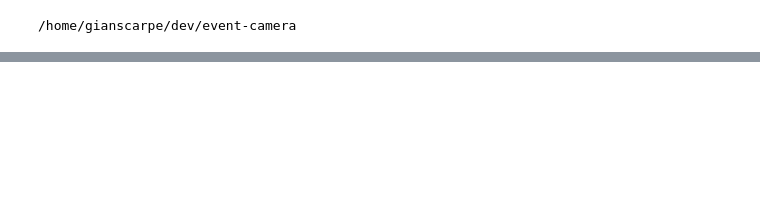
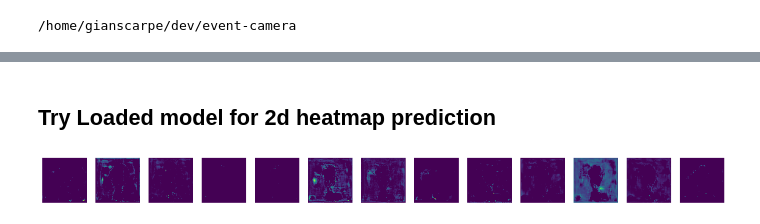
Before and after one commit to gianscarpe/event-based-monocular-hpe, a Jupyter notebook: notebooks/visualize_dhp3ddataset.ipynb, the cells around one changed output, grey strips where cells are left out. Cells and saved outputs as stored; diff of their text form; code cells hidden in the pictures; blank space fills up the shorter version.

```diff
--- a/notebooks/visualize_dhp3ddataset.ipynb
+++ b/notebooks/visualize_dhp3ddataset.ipynb
@@ -60,0 +96,22 @@ plt.imshow(y[0][1])
+# %% [markdown]
+## Try Loaded model for 2d heatmap prediction
+# %%
+from experimenting import PoseEstimator as Model
+import experimenting.utils as utils
+import pytorch_lightning as pl
+import os
+from importlib import reload
+reload(utils)
+
+exp_name = 'exp_Adam_0.0003_center_crop_05-08-09-38_05-08-09-38'
+checkpoint_dir = f'/home/gianscarpe/dev/exps/timecount/exps_PoseEstimator/exps_unet_resnet34/{exp_name}/checkpoints'
+checkpoints = sorted(os.listdir(checkpoint_dir))
+checkpoint_path = os.path.join(checkpoint_dir, checkpoints[0])
+# %%
+model = Model.load_from_checkpoint(checkpoint_path)
+# %%
+preds = model.forward(x.unsqueeze(0))
+# %%
+display(preds[0].data)
+# %% [output]
+[figure, added]
```
Also changed, not shown: parts of 25 cells of this notebook, 17 other files.
